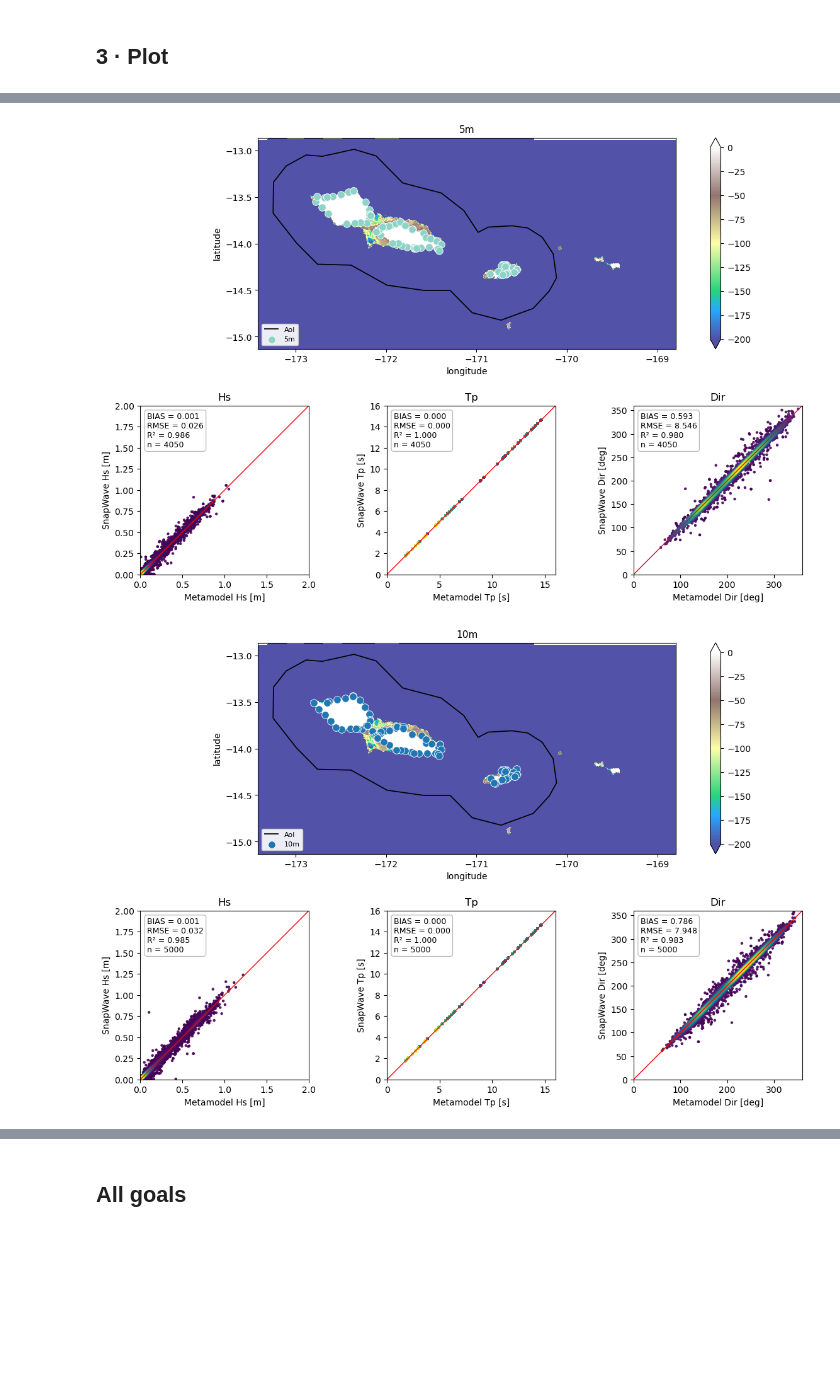
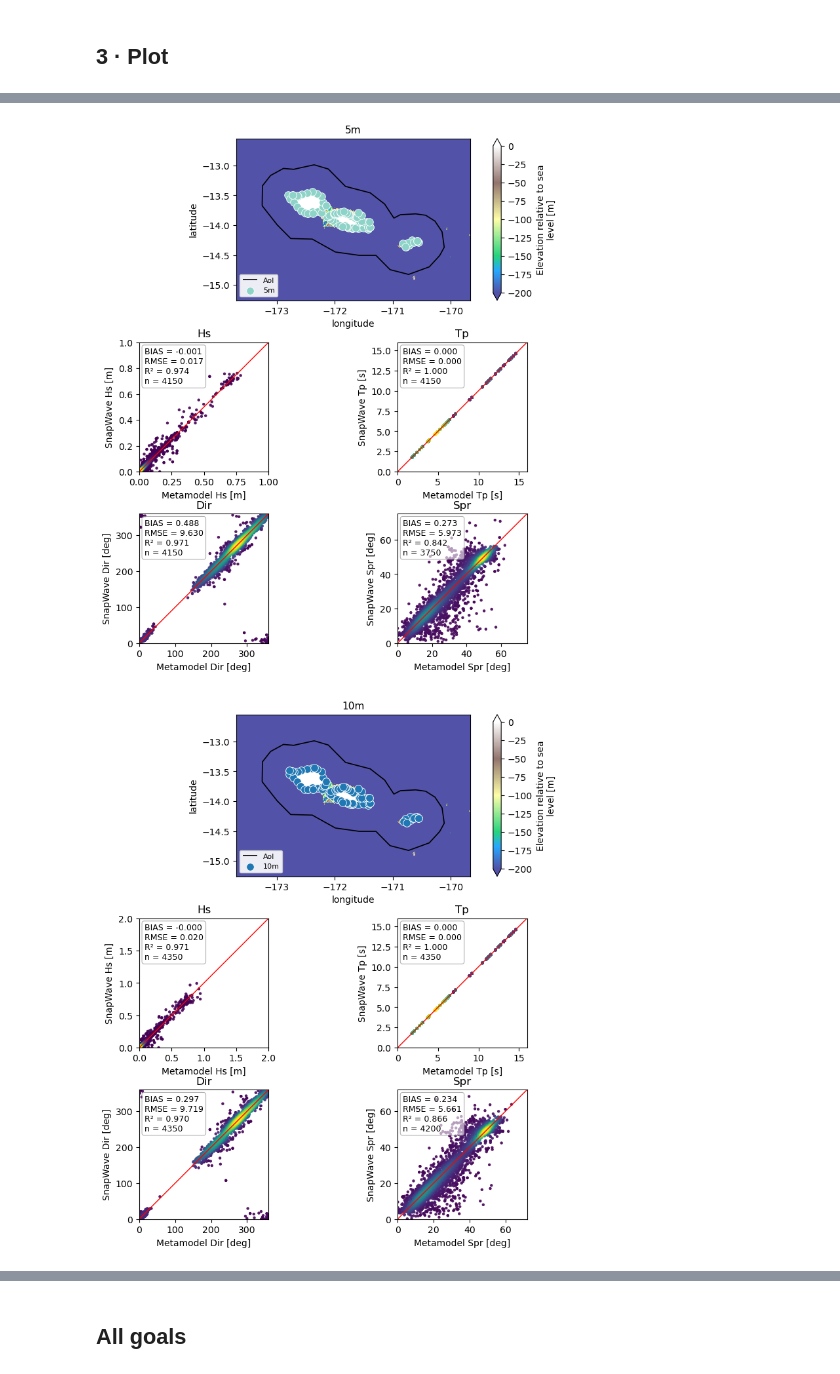
Before and after one commit to GeoOcean/HyGloW, a Jupyter notebook: Samoa/06_Validate_Metamodel.ipynb, the cells around one changed output, grey strips where cells are left out. Cells and saved outputs as stored; diff of their text form; code cells hidden in the pictures; blank space fills up the shorter version.

```diff
--- a/Samoa/06_Validate_Metamodel.ipynb
+++ b/Samoa/06_Validate_Metamodel.ipynb
@@ -72,7 +90,7 @@ plt.show()
 ## 3 · Plot
 # %%
 n = 450  # MDA size to plot
-result = val.validate(10, n)
+result = val.validate(1, n)
 
 # Available groups: isobath depths, mesh labels, buoy ids
 [g[0] for g in val.metric_groups(result.estimate)]
@@ -105,11 +123,11 @@ INFO:PCA:Inverse transforming data using PCA model
 # %%
 # Map only, or scatters only
 # result.plot_map("10m")
 # result.plot_scatter("10m", variables=["hs"])
 
 # All groups (optionally filter variables or groups)
-for fig in result.plot_all(variables=["hs", "tp", "dir"]):
+for fig in result.plot_all():
     plt.show()
 # %% [output]
-[figure, old version]
+[figure, new version]
-[figure, old version]
+[figure, new version]
```
Also changed, not shown: parts of 7 cells of this notebook, 6 other files.
